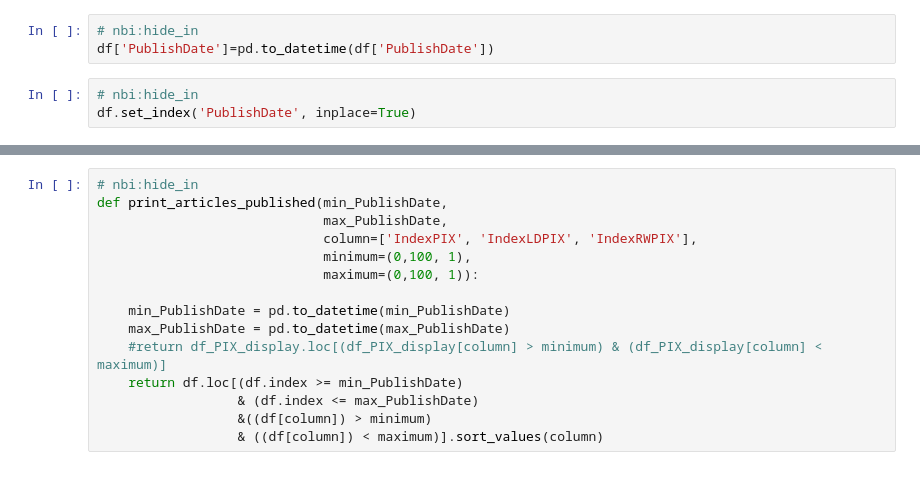
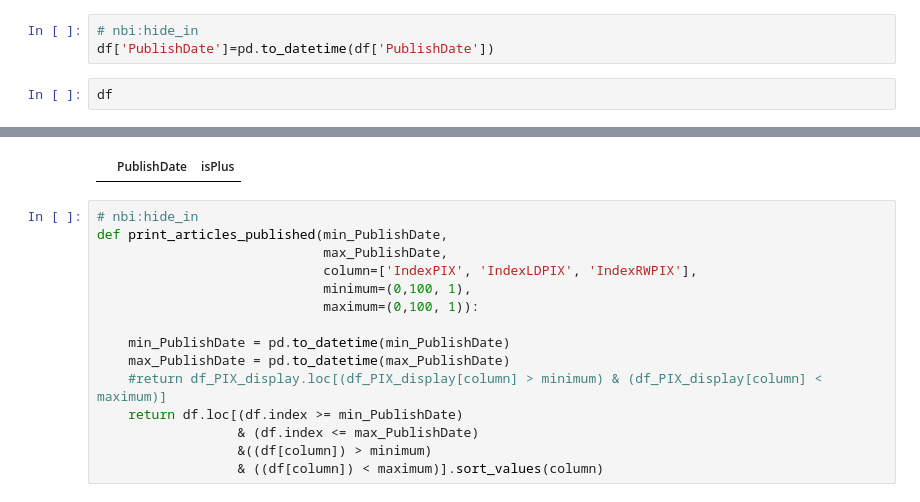
Before and after one commit to TeMaKr/nbinteract2, a Jupyter notebook: Untitled1.ipynb, the cells around one changed output, grey strips where cells are left out. Saved outputs shown, nothing was run; the diff lists cells and outputs as text.

```diff
--- a/Untitled1.ipynb
+++ b/Untitled1.ipynb
@@ -18,6 +16,6 @@ df=pd.read_csv(".\data\PIX_Report.csv", encoding='utf-8', sep=",")
 # %%
 # nbi:hide_in
 df['PublishDate']=pd.to_datetime(df['PublishDate'])
-# %%
-# nbi:hide_in
-df.set_index('PublishDate', inplace=True)
+# %%
+df
+# %% [output]
@@ -24,3 +23,4 @@ df.set_index('PublishDate', inplace=True)
+|  | PublishDate | isPlus |
 # %%
 # nbi:hide_in
 def print_articles_published(min_PublishDate,
```
Also changed, not shown: parts of 2 cells of this notebook, 2 other files.
